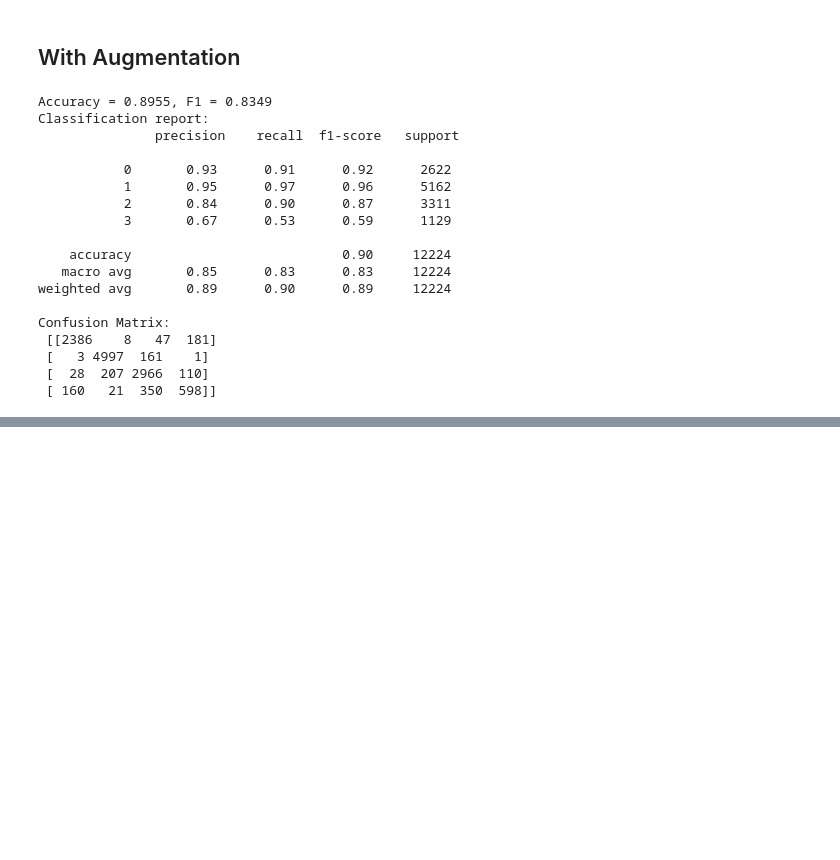
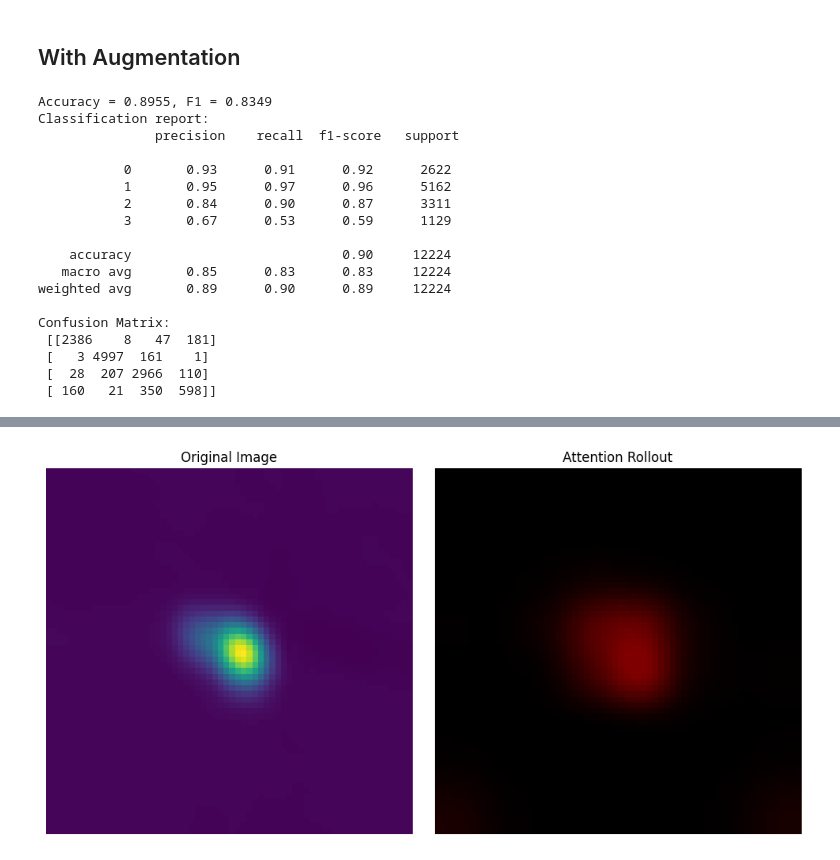
Before and after one commit to khairulislam/VLASS-Vision, a Jupyter notebook: test.ipynb, the cells around one changed output, grey strips where cells are left out. Saved outputs shown, nothing was run; the diff lists cells and outputs as text; code cells hidden in the pictures; blank space fills up the shorter version.

```diff
--- a/test.ipynb
+++ b/test.ipynb
@@ -516,0 +694,24 @@ ee = AttentionExtract(model.backbone, names=['*attn*'], method='fx')(batch[0])
+# %%
+# Calculate rollout
+discard_ratio = 0.1
+rollout_mask = rollout(attentions_for_rollout, discard_ratio, head_fusion, num_prefix_tokens)
+
+# Create rollout visualization
+fig, (ax1, ax2) = plt.subplots(1, 2, figsize=(10, 5))
+
+# Original image
+ax1.imshow(image_np)
+ax1.set_title("Original Image")
+ax1.axis('off')
+
+# Rollout overlay
+rollout_mask_pil = Image.fromarray((rollout_mask * 255).astype(np.uint8))
+rollout_mask_resized = np.array(rollout_mask_pil.resize((image_np.shape[1], image_np.shape[0]), Image.BICUBIC)) / 255.0
+masked_image = apply_mask(image_np, rollout_mask_resized, color=(1, 0, 0))  # Red mask
+ax2.imshow(masked_image)
+ax2.set_title('Attention Rollout')
+ax2.axis('off')
+
+plt.tight_layout()
+# %% [output]
+[figure, added]
```
Also changed, not shown: parts of 35 cells of this notebook, 16 other files.
